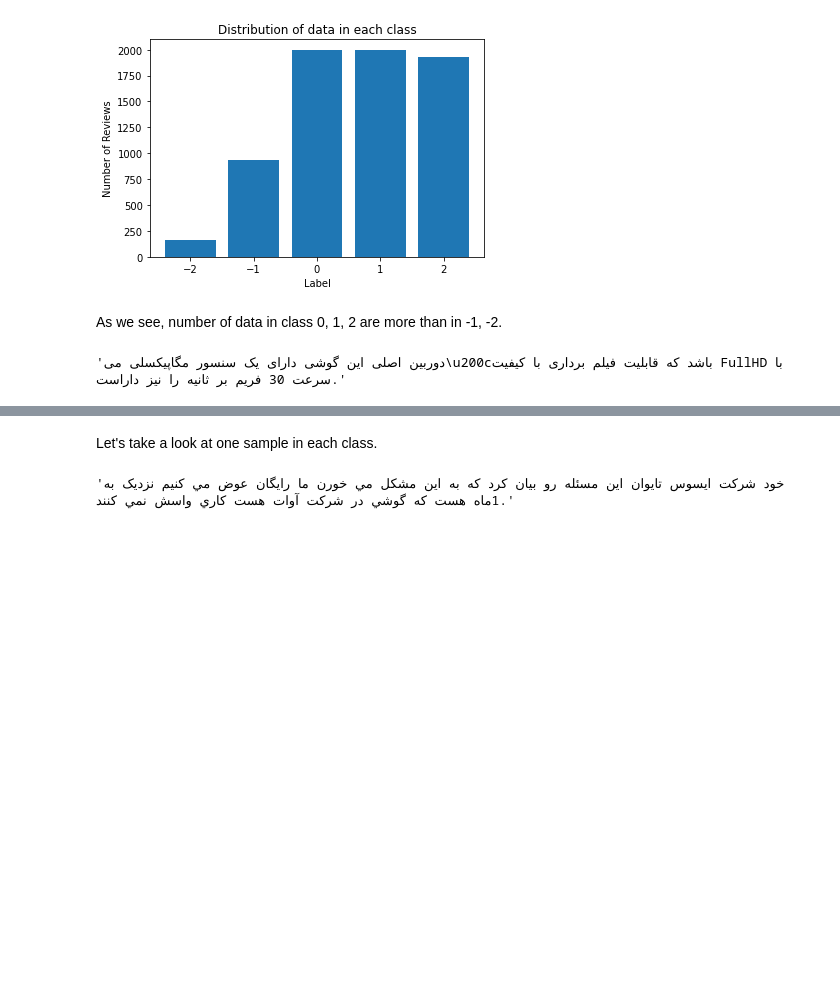
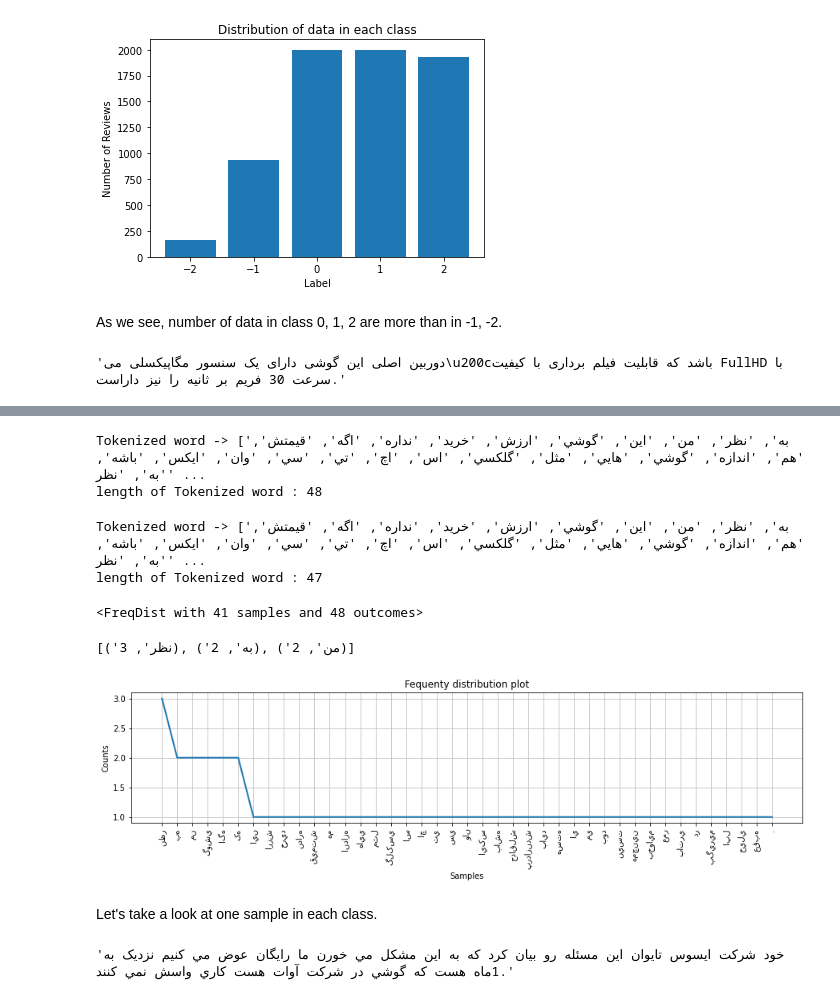
Before and after one commit to ZahraDehghani99/AI-Internship, a Jupyter notebook: Phase04-NLP-with-ML/Sentiment_Analysis_Product_Review.ipynb, the cells around one changed output, grey strips where cells are left out. Cells and saved outputs as stored; diff of their text form; code cells hidden in the pictures; blank space fills up the shorter version.

```diff
--- a/Phase04-NLP-with-ML/Sentiment_Analysis_Product_Review.ipynb
+++ b/Phase04-NLP-with-ML/Sentiment_Analysis_Product_Review.ipynb
@@ -127,3 +143,41 @@ df['review'][0]
+# %%
+from nltk.tokenize import word_tokenize
+
+# word tokenization with nltk
+tokenized_word = word_tokenize(df['review'][7000])
+print(f'Tokenized word -> {tokenized_word}')
+print(f'length of Tokenized word : {len(tokenized_word)}')
+# %% [output]
+Tokenized word -> ['به', 'نظر', 'من', 'اين', 'گوشي', 'ارزش', 'خريد', 'نداره', 'اگه', 'قيمتش', 'هم', 'اندازه', 'گوشي', 'هايي', 'مثل', 'گلکسي', 'اس', 'اچ', 'تي', 'سي', 'وان', 'ايکس', 'باشه', 'به', 'نظر' ...
+length of Tokenized word : 48
+# %%
+# word tokenization with parsivar
+tokenizer = Tokenizer()
+words = tokenizer.tokenize_words(df['review'][7000])
+print(f'Tokenized word -> {words}')
+print(f'length of Tokenized word : {len(words)}')
+# %% [output]
+Tokenized word -> ['به', 'نظر', 'من', 'اين', 'گوشي', 'ارزش', 'خريد', 'نداره', 'اگه', 'قيمتش', 'هم', 'اندازه', 'گوشي', 'هايي', 'مثل', 'گلکسي', 'اس', 'اچ', 'تي', 'سي', 'وان', 'ايکس', 'باشه', 'به', 'نظر' ...
+length of Tokenized word : 47
+# %%
+from nltk.probability import FreqDist
+fdist = FreqDist(tokenized_word)
+print(fdist)
+# %% [output]
+<FreqDist with 41 samples and 48 outcomes>
+# %%
+# print 3 most common words in the text
+fdist.most_common(3)
+# %% [output]
+[('نظر', 3), ('به', 2), ('من', 2)]
+# %%
+# frequently distribution plot
+plt.rcParams["figure.figsize"] = (15,3)
+plt.title('Fequenty distribution plot')
+fdist.plot(48, cumulative=False)
+plt.show()
+# %% [output]
+[figure, added]
 # %% [markdown]
 Let's take a look at one sample in each class.
 # %%
```
Also changed, not shown: parts of 18 cells of this notebook.
